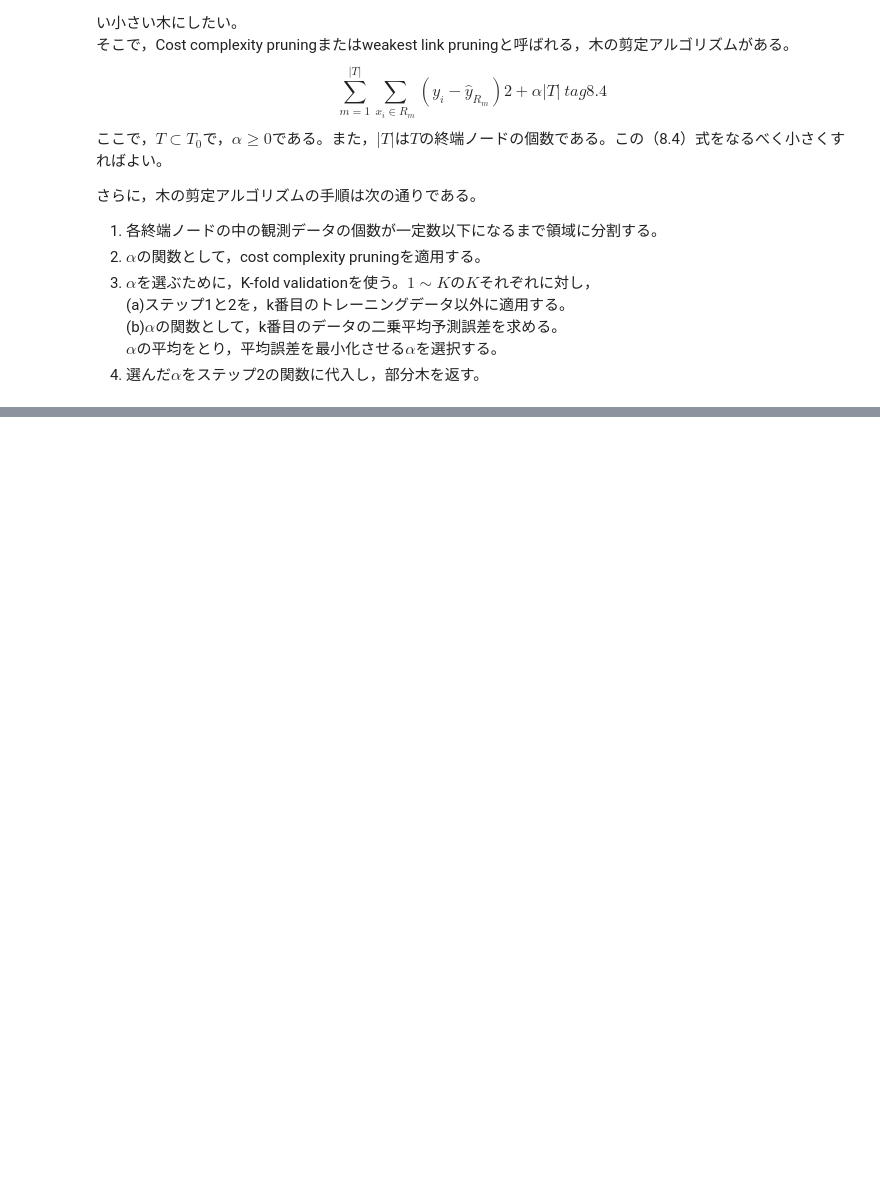
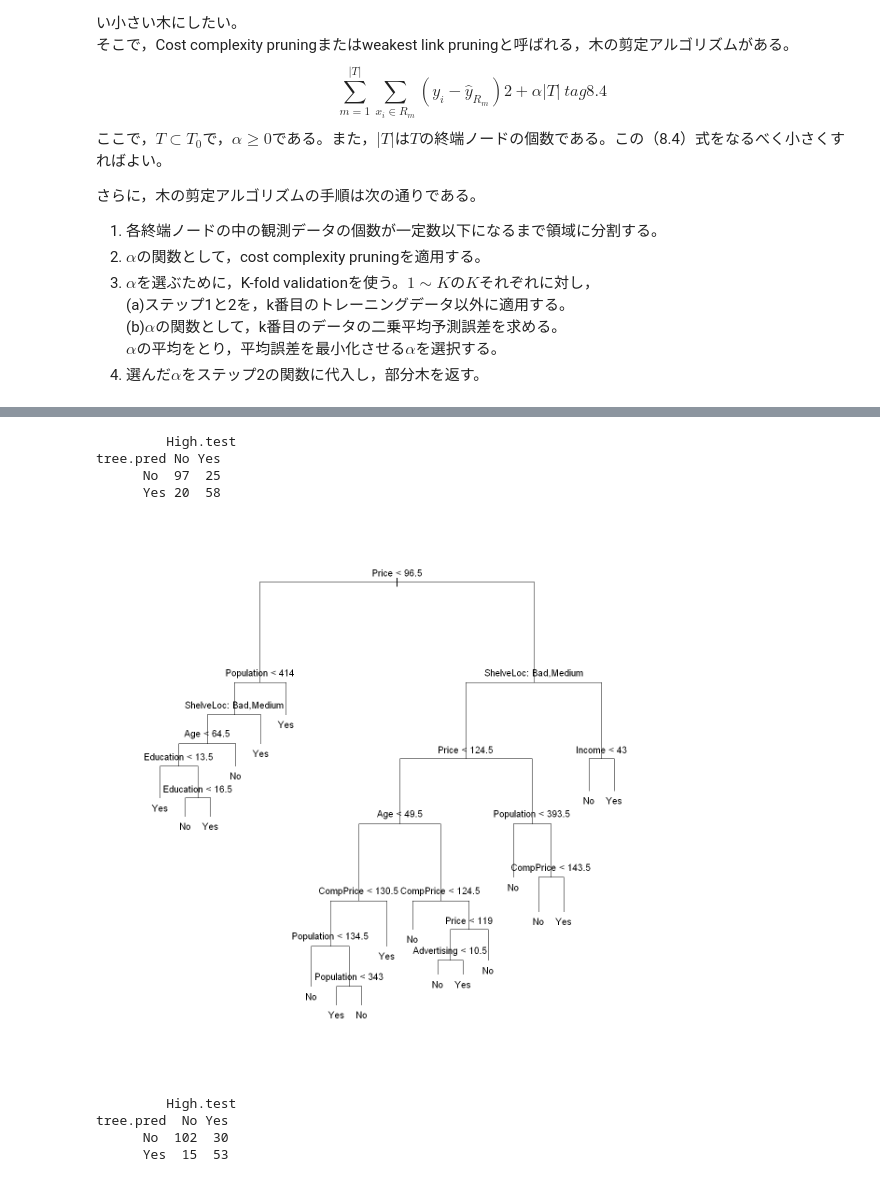
Before and after one commit to yellowmeteor/met_python.github.io, a Jupyter notebook: ISLR/8_Tree-Based_Methods.ipynb, the cells around one changed output, grey strips where cells are left out. Cells and saved outputs as stored; diff of their text form; code cells hidden in the pictures; blank space fills up the shorter version.

```diff
--- a/ISLR/8_Tree-Based_Methods.ipynb
+++ b/ISLR/8_Tree-Based_Methods.ipynb
@@ -53,0 +202,23 @@ $$
+# %%
+tree.pred = predict(prune.carseats, Carseats.test, type="class")
+table(tree.pred, High.test)
+# %% [output]
+         High.test
+tree.pred No Yes
+      No  97  25
+      Yes 20  58
+# %%
+prune.carseats = prune.misclass(tree.carseats, best=15) # 終端ノードを15個に絞る
+options(repr.plot.width=10, repr.plot.height=10) # jupyter用
+plot(prune.carseats)
+text(prune.carseats, pretty=0)
+# %% [output]
+[figure, added]
+# %%
+tree.pred = predict(prune.carseats, Carseats.test, type="class")
+table(tree.pred, High.test)
+# %% [output]
+         High.test
+tree.pred  No Yes
+      No  102  30
+      Yes  15  53
```
Also changed, not shown: parts of 15 cells of this notebook, 1 other file.
